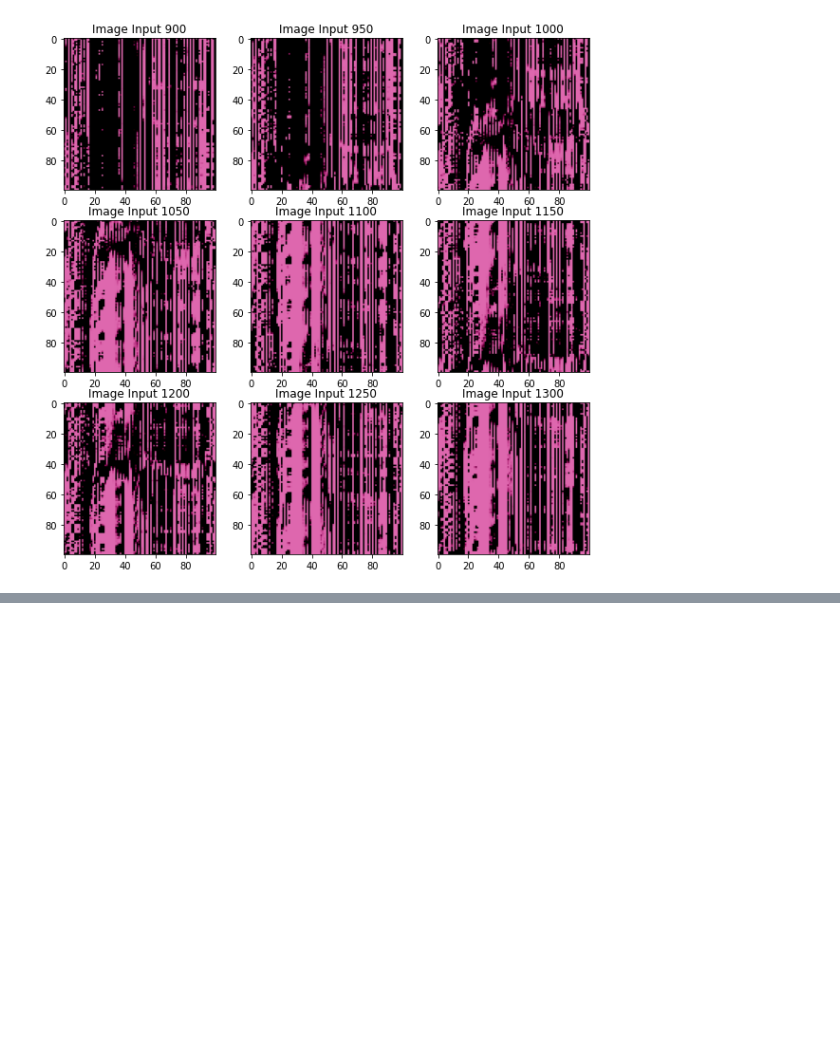
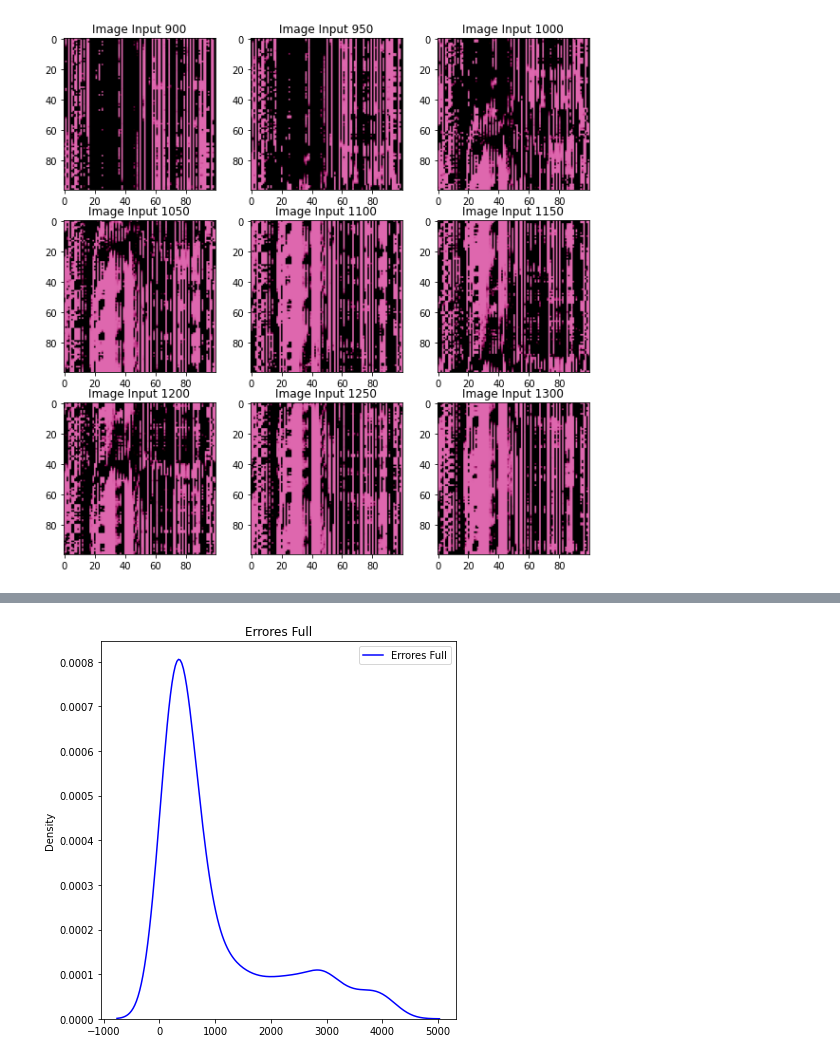
Before and after one commit to aldofranco91/Trading, a Jupyter notebook: Conv_Regression_ResNet_Jaime.ipynb, the cells around one changed output, grey strips where cells are left out. Saved outputs shown, nothing was run; the diff lists cells and outputs as text; code cells hidden in the pictures; blank space fills up the shorter version.

```diff
--- a/Conv_Regression_ResNet_Jaime.ipynb
+++ b/Conv_Regression_ResNet_Jaime.ipynb
@@ -498,0 +490,9 @@ Posicion peor Redes Model: 83
+# %%
+plt.figure(figsize=(6,6))
+sns.kdeplot(errores_full[errores_full < np.percentile(errores_full, 95)], color = "blue", label = 'Errores Full')
+plt.title('Errores Full')
+plt.tight_layout()
+plt.legend()
+plt.show()
+# %% [output]
+[figure, added]
```
Also changed, not shown: parts of 28 cells of this notebook.
